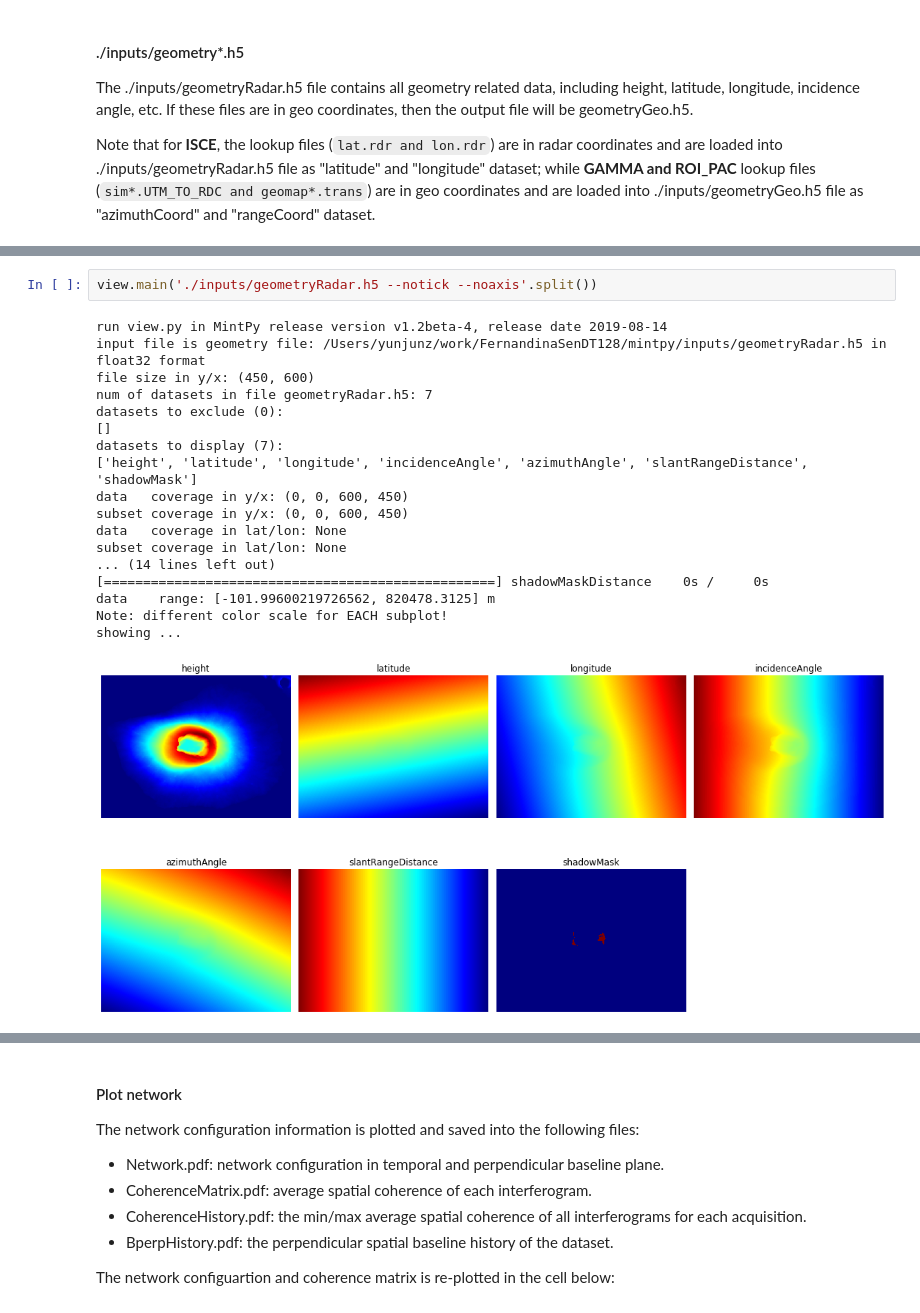
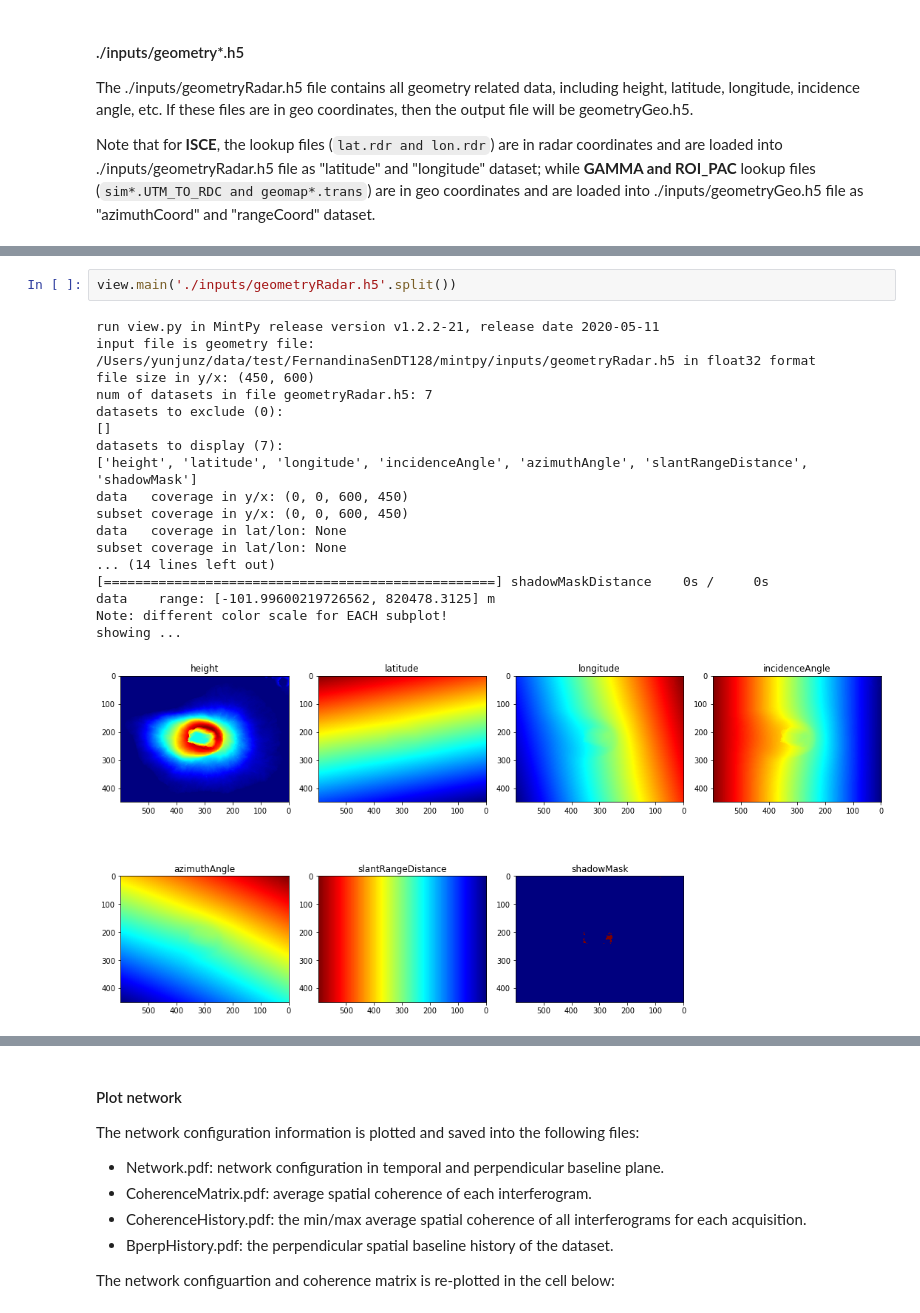
Before and after one commit to insarlab/MintPy-tutorial, a Jupyter notebook: smallbaselineApp.ipynb, the cells around one changed output, grey strips where cells are left out. Saved outputs shown, nothing was run; the diff lists cells and outputs as text.

Commit message:
update smallbaselineApp notebook to mintpy v1.2.2-22

```diff
--- a/smallbaselineApp.ipynb
+++ b/smallbaselineApp.ipynb
@@ -284,26 +288,26 @@ HDF5 dataset "/longitude           ": shape (450, 600)          , dtype <float32
 HDF5 dataset "/shadowMask          ": shape (450, 600)          , dtype <bool>
 HDF5 dataset "/slantRangeDistance  ": shape (450, 600)          , dtype <float32>
 # %%
-view.main('./inputs/geometryRadar.h5 --notick --noaxis'.split())
+view.main('./inputs/geometryRadar.h5'.split())
 # %% [output]
-run view.py in MintPy release version v1.2beta-4, release date 2019-08-14
-input file is geometry file: /Users/yunjunz/work/FernandinaSenDT128/mintpy/inputs/geometryRadar.h5 in float32 format
+run view.py in MintPy release version v1.2.2-21, release date 2020-05-11
+input file is geometry file: /Users/yunjunz/data/test/FernandinaSenDT128/mintpy/inputs/geometryRadar.h5 in float32 format
 file size in y/x: (450, 600)
 num of datasets in file geometryRadar.h5: 7
 datasets to exclude (0):
 []
 datasets to display (7):
 ['height', 'latitude', 'longitude', 'incidenceAngle', 'azimuthAngle', 'slantRangeDistance', 'shadowMask']
 data   coverage in y/x: (0, 0, 600, 450)
 subset coverage in y/x: (0, 0, 600, 450)
 data   coverage in lat/lon: None
 subset coverage in lat/lon: None
 ... (14 lines left out)
 [==================================================] shadowMaskDistance    0s /     0s
 data    range: [-101.99600219726562, 820478.3125] m
 Note: different color scale for EACH subplot!
 showing ...
-[figure, old version]
+[figure, new version]
 # %% [markdown]
 ### 2.2 Network modification (optional) ###
 
```
Also changed, not shown: parts of 44 cells of this notebook.
